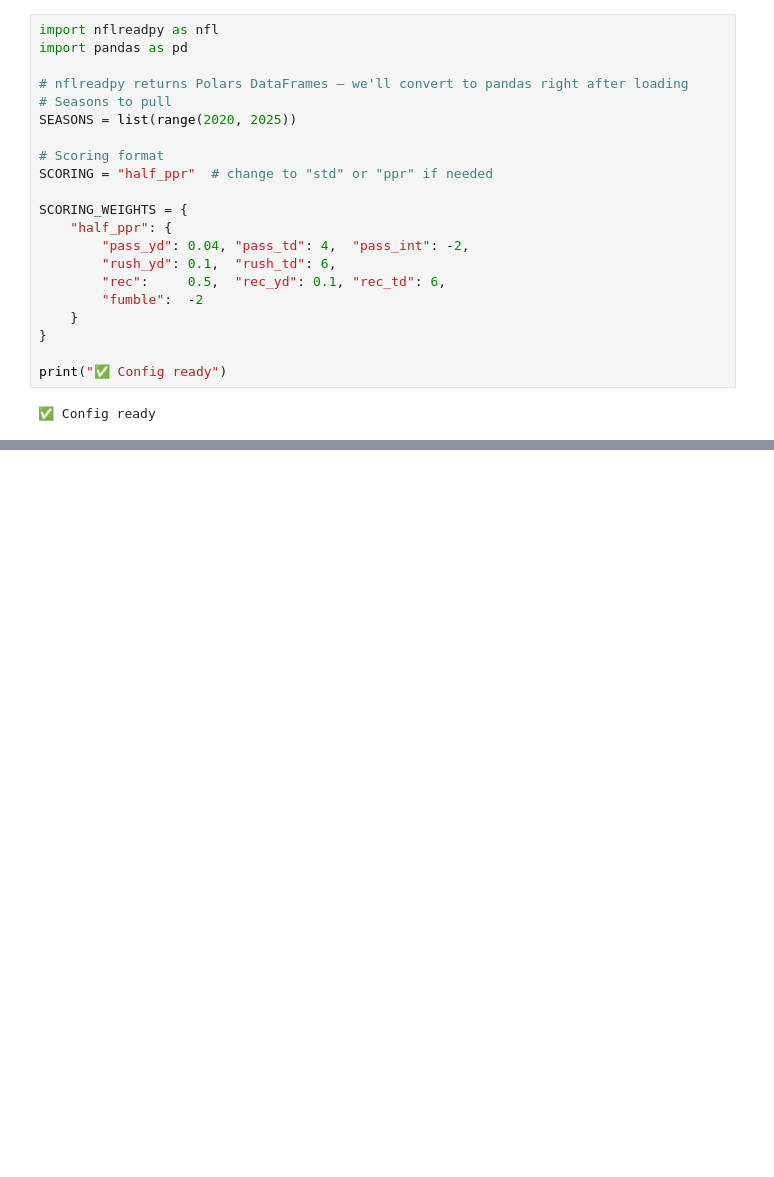
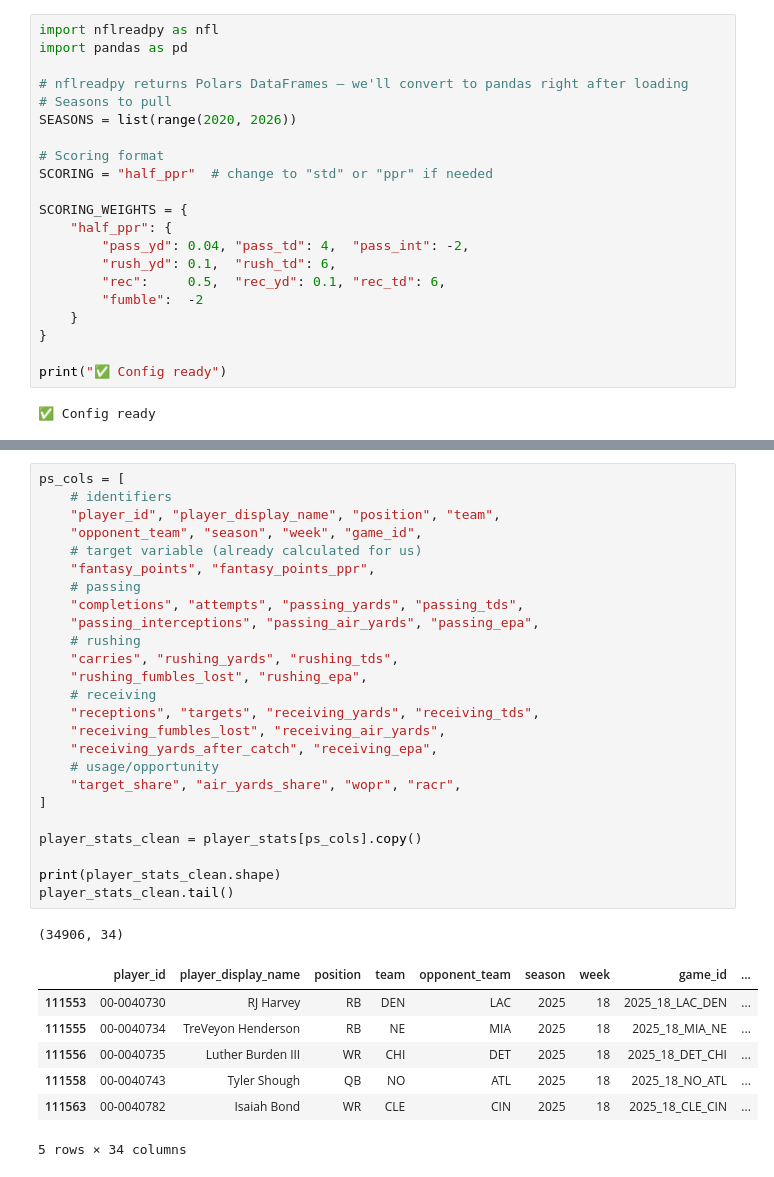
Before and after one commit to joscho11/BettingEdgeContinued, a Jupyter notebook: fantasy/data_pipeline.ipynb, the cells around one changed output, grey strips where cells are left out. Cells and saved outputs as stored; diff of their text form; blank space fills up the shorter version.

```diff
--- a/fantasy/data_pipeline.ipynb
+++ b/fantasy/data_pipeline.ipynb
@@ -6,7 +34,7 @@ import pandas as pd
 
 # nflreadpy returns Polars DataFrames — we'll convert to pandas right after loading
 # Seasons to pull
-SEASONS = list(range(2020, 2025))
+SEASONS = list(range(2020, 2026))
 
 # Scoring format
 SCORING = "half_ppr"  # change to "std" or "ppr" if needed
@@ -56 +84,35 @@ print(schedules.columns.tolist())
 ['game_id', 'season', 'game_type', 'week', 'gameday', 'weekday', 'gametime', 'away_team', 'away_score', 'home_team', 'home_score', 'location', 'result', 'total', 'overtime', 'old_game_id', 'gsis', 'nf ...
+# %%
+ps_cols = [
+    # identifiers
+    "player_id", "player_display_name", "position", "team",
+    "opponent_team", "season", "week", "game_id",
+    # target variable (already calculated for us)
+    "fantasy_points", "fantasy_points_ppr",
+    # passing
+    "completions", "attempts", "passing_yards", "passing_tds",
+    "passing_interceptions", "passing_air_yards", "passing_epa",
+    # rushing
+    "carries", "rushing_yards", "rushing_tds",
+    "rushing_fumbles_lost", "rushing_epa",
+    # receiving
+    "receptions", "targets", "receiving_yards", "receiving_tds",
+    "receiving_fumbles_lost", "receiving_air_yards",
+    "receiving_yards_after_catch", "receiving_epa",
+    # usage/opportunity
+    "target_share", "air_yards_share", "wopr", "racr",
+]
+
+player_stats_clean = player_stats[ps_cols].copy()
+
+print(player_stats_clean.shape)
+player_stats_clean.tail()
+# %% [output]
+(34906, 34)
+|  | player_id | player_display_name | position | team | opponent_team | season | week | game_id | ... |
+| 111553 | 00-0040730 | RJ Harvey | RB | DEN | LAC | 2025 | 18 | 2025_18_LAC_DEN | ... |
+| 111555 | 00-0040734 | TreVeyon Henderson | RB | NE | MIA | 2025 | 18 | 2025_18_MIA_NE | ... |
+| 111556 | 00-0040735 | Luther Burden III | WR | CHI | DET | 2025 | 18 | 2025_18_DET_CHI | ... |
+| 111558 | 00-0040743 | Tyler Shough | QB | NO | ATL | 2025 | 18 | 2025_18_NO_ATL | ... |
+| 111563 | 00-0040782 | Isaiah Bond | WR | CLE | CIN | 2025 | 18 | 2025_18_CLE_CIN | ... |
+5 rows × 34 columns
```
Also changed, not shown: parts of 11 cells of this notebook, 2 other files.
